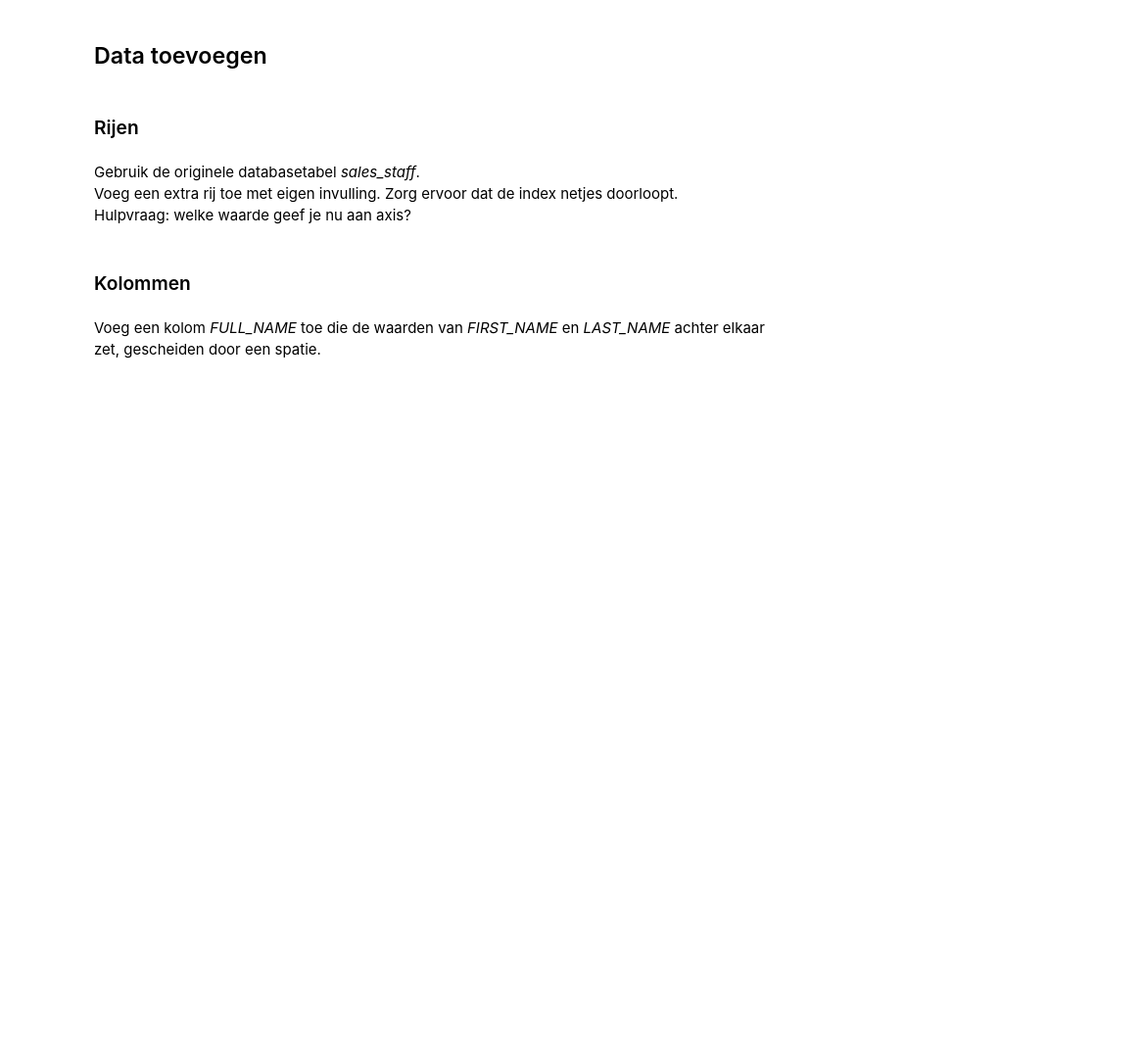
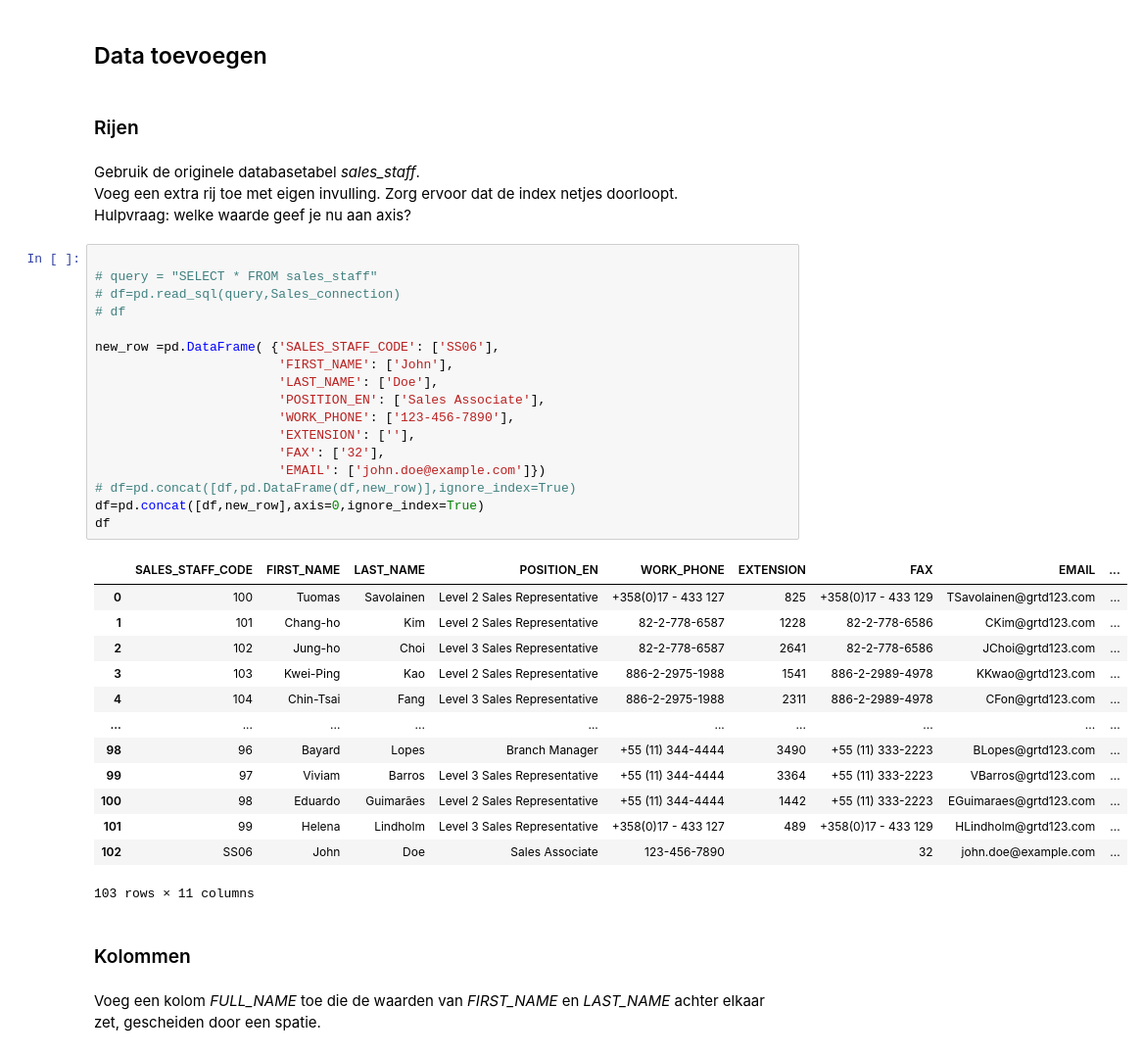
Before and after one commit to troykort/DaD, a Jupyter notebook: Practicum_2.2_Opdrachten/Practicum_2.2_Opdrachten.ipynb, the cells around one changed output. Shown at 98% size. Drawn from its saved outputs; the diff is of its cells as text; blank space fills up the shorter version.

```diff
--- a/Practicum_2.2_Opdrachten/Practicum_2.2_Opdrachten.ipynb
+++ b/Practicum_2.2_Opdrachten/Practicum_2.2_Opdrachten.ipynb
@@ -96,6 +219,37 @@ Waarom hoef je hierna de nieuw ontstane kolom geen passende naam meer te geven?
 Gebruik de originele databasetabel *sales_staff*.<br>
 Voeg een extra rij toe met eigen invulling. Zorg ervoor dat de index netjes doorloopt.<br>
 Hulpvraag: welke waarde geef je nu aan axis?
+# %%
+
+# query = "SELECT * FROM sales_staff"
+# df=pd.read_sql(query,Sales_connection)
+# df
+
+new_row =pd.DataFrame( {'SALES_STAFF_CODE': ['SS06'],
+                        'FIRST_NAME': ['John'],
+                        'LAST_NAME': ['Doe'],
+                        'POSITION_EN': ['Sales Associate'],
+                        'WORK_PHONE': ['123-456-7890'],
+                        'EXTENSION': [''],
+                        'FAX': ['32'],
+                        'EMAIL': ['john.doe@example.com']})
+# df=pd.concat([df,pd.DataFrame(df,new_row)],ignore_index=True)
+df=pd.concat([df,new_row],axis=0,ignore_index=True)
+df
+# %% [output]
+|  | SALES_STAFF_CODE | FIRST_NAME | LAST_NAME | POSITION_EN | WORK_PHONE | EXTENSION | FAX | EMAIL | ... |
+| 0 | 100 | Tuomas | Savolainen | Level 2 Sales Representative | +358(0)17 - 433 127 | 825 | +358(0)17 - 433 129 | TSavolainen@grtd123.com | ... |
+| 1 | 101 | Chang-ho | Kim | Level 2 Sales Representative | 82-2-778-6587 | 1228 | 82-2-778-6586 | CKim@grtd123.com | ... |
+| 2 | 102 | Jung-ho | Choi | Level 3 Sales Representative | 82-2-778-6587 | 2641 | 82-2-778-6586 | JChoi@grtd123.com | ... |
+| 3 | 103 | Kwei-Ping | Kao | Level 2 Sales Representative | 886-2-2975-1988 | 1541 | 886-2-2989-4978 | KKwao@grtd123.com | ... |
+| 4 | 104 | Chin-Tsai | Fang | Level 3 Sales Representative | 886-2-2975-1988 | 2311 | 886-2-2989-4978 | CFon@grtd123.com | ... |
+| ... | ... | ... | ... | ... | ... | ... | ... | ... | ... |
+| 98 | 96 | Bayard | Lopes | Branch Manager | +55 (11) 344-4444 | 3490 | +55 (11) 333-2223 | BLopes@grtd123.com | ... |
+| 99 | 97 | Viviam | Barros | Level 3 Sales Representative | +55 (11) 344-4444 | 3364 | +55 (11) 333-2223 | VBarros@grtd123.com | ... |
+| 100 | 98 | Eduardo | Guimarães | Level 2 Sales Representative | +55 (11) 344-4444 | 1442 | +55 (11) 333-2223 | EGuimaraes@grtd123.com | ... |
+| 101 | 99 | Helena | Lindholm | Level 3 Sales Representative | +358(0)17 - 433 127 | 489 | +358(0)17 - 433 129 | HLindholm@grtd123.com | ... |
+| 102 | SS06 | John | Doe | Sales Associate | 123-456-7890 |  | 32 | john.doe@example.com | ... |
+103 rows × 11 columns
 # %% [markdown]
 ### Kolommen
 # %% [markdown]
```
Also changed, not shown: parts of 16 cells of this notebook, 6 other files.
